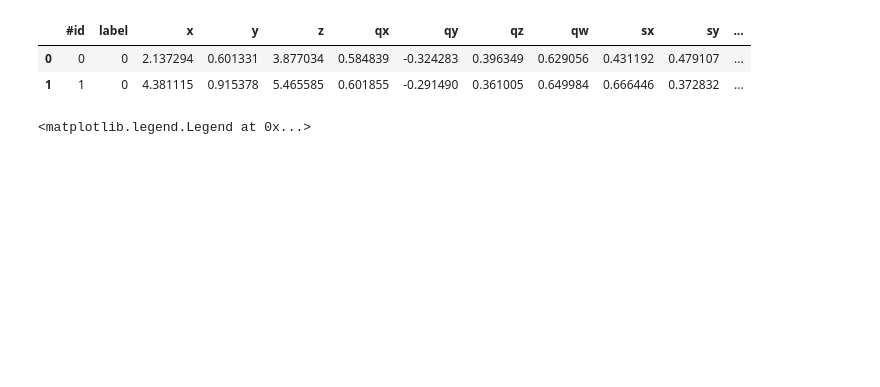
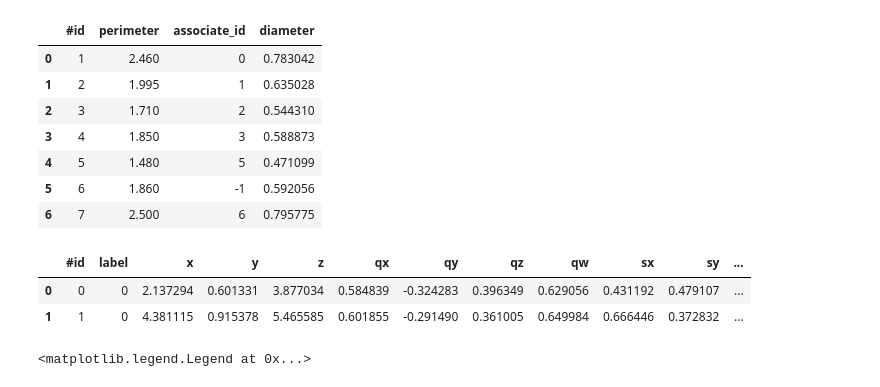
Before and after one commit to kandithws/ORB_SLAM2, a Jupyter notebook: scripts/tree_result.ipynb, the cells around one changed output. Cells and saved outputs as stored; diff of their text form; code cells hidden in the pictures; blank space fills up the shorter version.

```diff
--- a/scripts/tree_result.ipynb
+++ b/scripts/tree_result.ipynb
@@ -17,6 +18,19 @@ map_cloud = pcl.load(osp.join(BASE_PATH, 'map.pcd'))
 obj_clouds = {}
 for i in objects['#id']:
     obj_clouds[i] = pcl.load(osp.join(BASE_PATH, 'object_pointclouds', '{}.pcd'.format(i)))
+# %%
+benchmark['diameter'] = benchmark[['perimeter']].apply(lambda x: x / np.pi)
+# %%
+benchmark
+# %% [output]
+|  | #id | perimeter | associate_id | diameter |
+| 0 | 1 | 2.460 | 0 | 0.783042 |
+| 1 | 2 | 1.995 | 1 | 0.635028 |
+| 2 | 3 | 1.710 | 2 | 0.544310 |
+| 3 | 4 | 1.850 | 3 | 0.588873 |
+| 4 | 5 | 1.480 | 5 | 0.471099 |
+| 5 | 6 | 1.860 | -1 | 0.592056 |
+| 6 | 7 | 2.500 | 6 | 0.795775 |
 # %%
 def add_tf_mat_to_df(df, use_shift_centroid=False):
     try:
```
Also changed, not shown: parts of 31 cells of this notebook, 9 other files.
